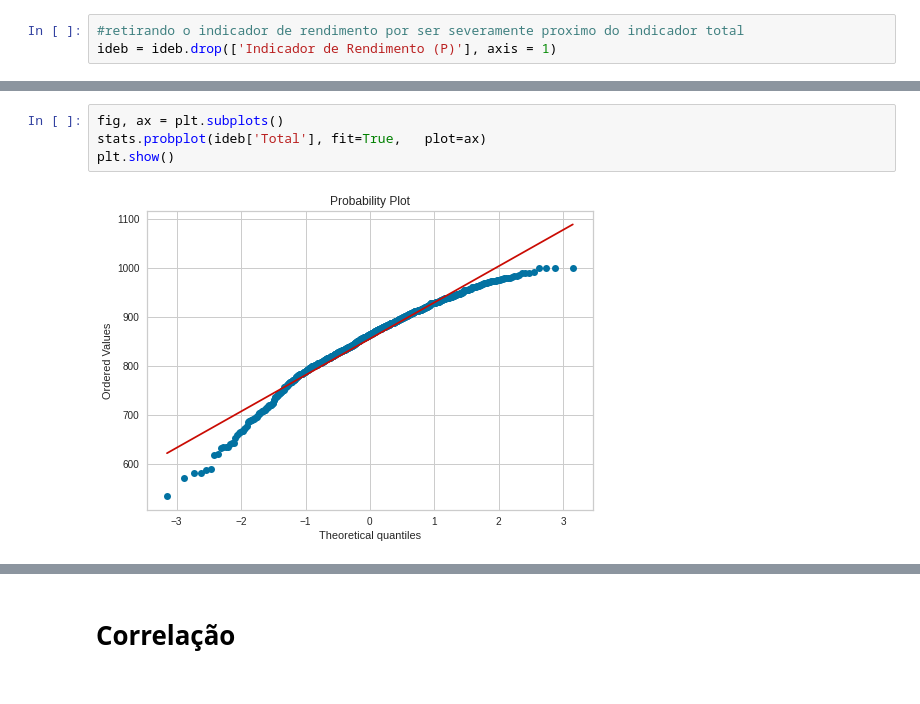
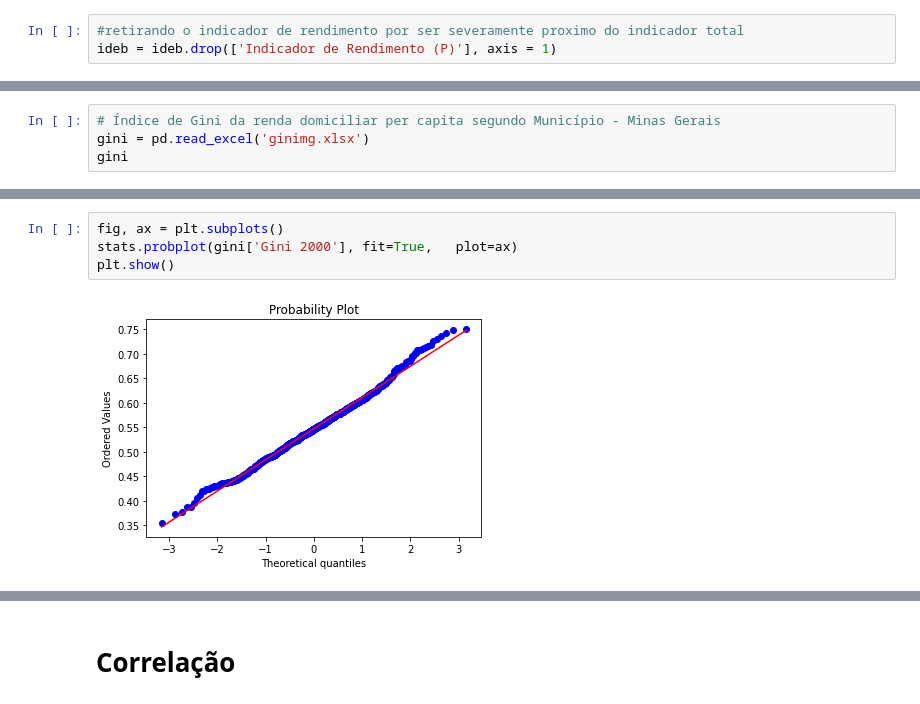
Before and after one commit to BrennoAlves/Educa-MG-2019, a Jupyter notebook: educacaoMG.ipynb, the cells around one changed output, grey strips where cells are left out. Cells and saved outputs as stored; diff of their text form.

```diff
--- a/educacaoMG.ipynb
+++ b/educacaoMG.ipynb
@@ -309,0 +360,4 @@ ideb = ideb.drop(['Indicador de Rendimento (P)'], axis = 1)
+# %%
+# Índice de Gini da renda domiciliar per capita segundo Município - Minas Gerais
+gini = pd.read_excel('ginimg.xlsx')
+gini
@@ -315,6 +405,6 @@ sns.displot(ideb)
 # %%
 fig, ax = plt.subplots()
-stats.probplot(ideb['Total'], fit=True,   plot=ax)
+stats.probplot(gini['Gini 2000'], fit=True,   plot=ax)
 plt.show()
 # %% [output]
-[figure, old version]
+[figure, new version]
```
Also changed, not shown: parts of 59 cells of this notebook, 1 other file.
